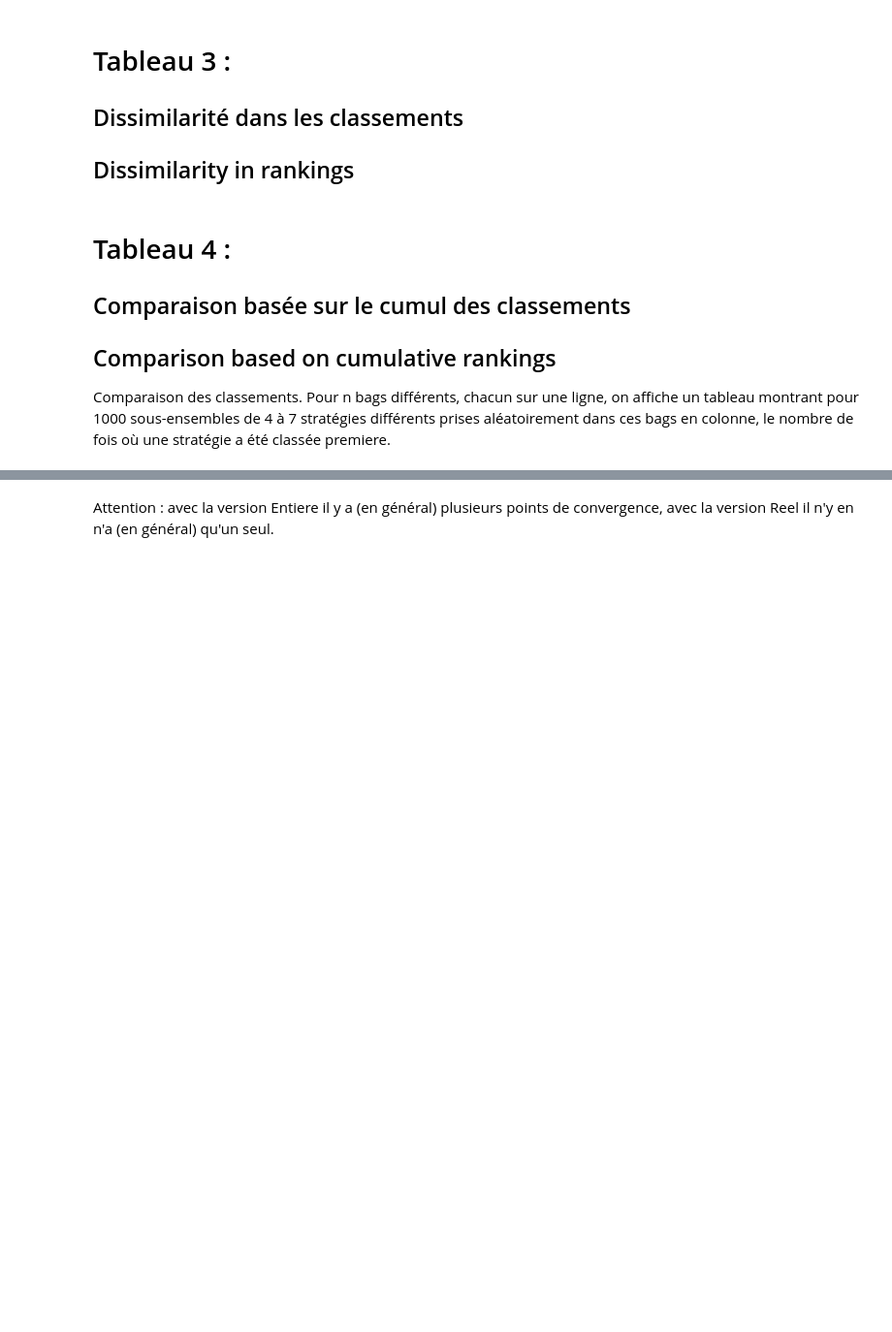
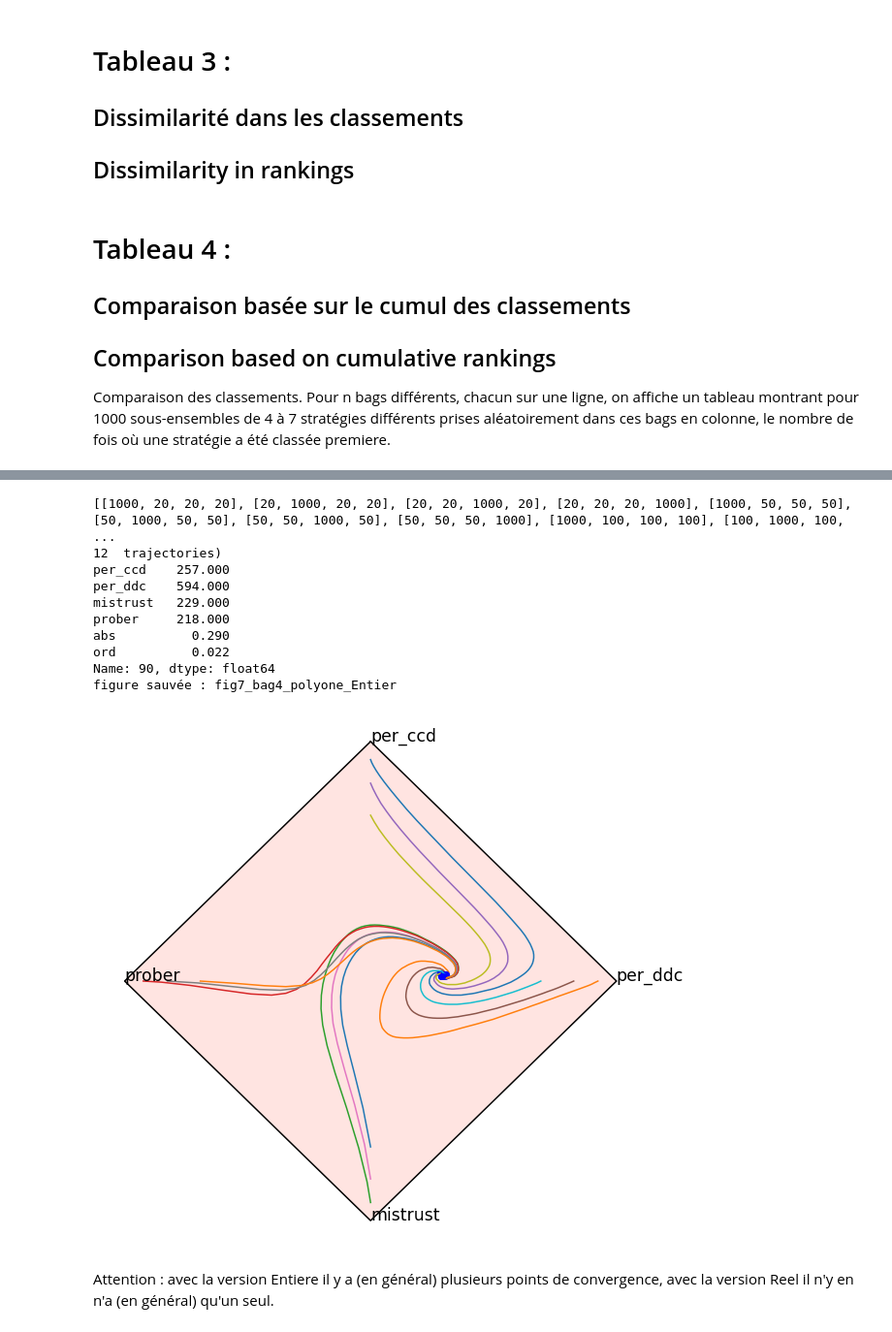
Before and after one commit to cristal-smac/ipd, a Jupyter notebook: FR/studiesOnDeterministicEvolutions_fr.ipynb, the cells around one changed output, grey strips where cells are left out. Shown at 97% size. Drawn from its saved outputs; the diff is of its cells as text; code cells hidden in the pictures; blank space fills up the shorter version.

```diff
--- a/FR/studiesOnDeterministicEvolutions_fr.ipynb
+++ b/FR/studiesOnDeterministicEvolutions_fr.ipynb
@@ -606,3 +546,32 @@ draw_polygon(bag, 'ind', [20,50,100], 'fig7_bag4_polyone_Entier')
+# %%
+def oneVsAll(size,oneAt,otherStarts) :
+    pops=[]
+    for n in otherStarts :
+        for i in range(size) :
+            p1=[n]*size
+            p1[i]=oneAt
+            pops.append(p1)
+    return pops
+
+
+bag = bag4
+pops=oneVsAll(len(bag),1000,[20,50,100])
+print(pops)
+print(len(pops),' trajectories)')
+draw_polygon(bag, 'DeterInt', 'ind', pops, 'fig7_bag4_polyone_Entier')
+#draw_polygon([Periodic('C','allC'), Periodic('D','allD'), Prober(), SoftMajority(),Mistrust()], 'm2', [20], 'fig8_bagX')
+# %% [output]
+[[1000, 20, 20, 20], [20, 1000, 20, 20], [20, 20, 1000, 20], [20, 20, 20, 1000], [1000, 50, 50, 50], [50, 1000, 50, 50], [50, 50, 1000, 50], [50, 50, 50, 1000], [1000, 100, 100, 100], [100, 1000, 100, ...
+12  trajectories)
+per_ccd    257.000
+per_ddc    594.000
+mistrust   229.000
+prober     218.000
+abs          0.290
+ord          0.022
+Name: 90, dtype: float64
+figure sauvée : fig7_bag4_polyone_Entier
+[figure, added]
 # %% [markdown]
 Attention : avec la version Entiere il y a (en général) plusieurs points de convergence, avec la version Reel il n'y en n'a (en général) qu'un seul.
 # %% [markdown]
```
Also changed, not shown: parts of 4 cells of this notebook.
